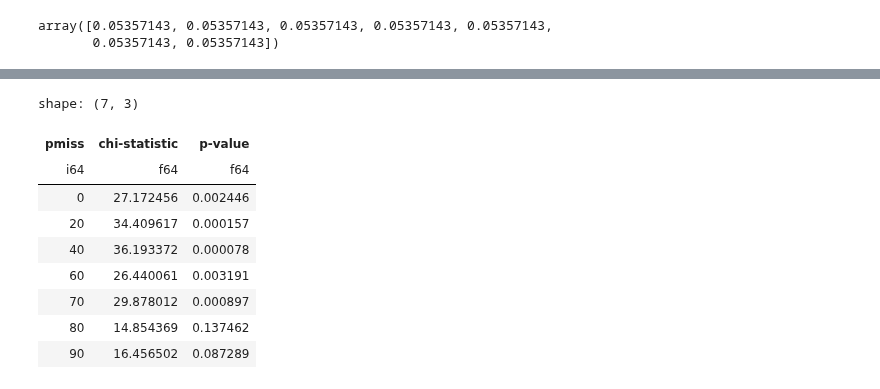
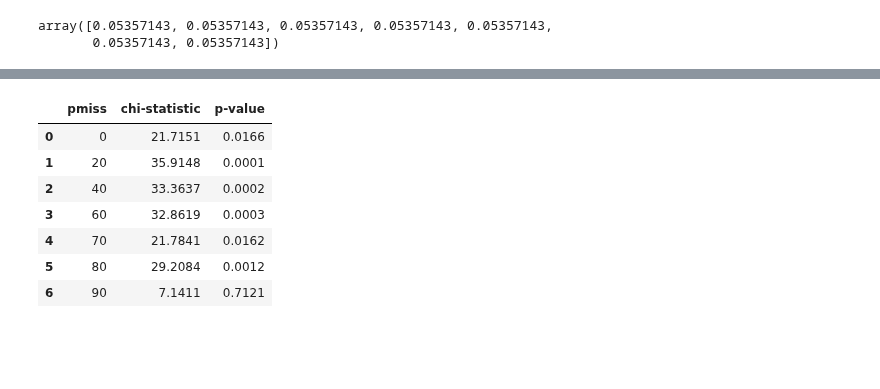
Before and after one commit to thiago-rissi/time_encoding_experiment, a Jupyter notebook: notebooks/stats.ipynb, the cells around one changed output, grey strips where cells are left out. Saved outputs shown, nothing was run; the diff lists cells and outputs as text; code cells hidden in the pictures; blank space fills up the shorter version.

```diff
--- a/notebooks/stats.ipynb
+++ b/notebooks/stats.ipynb
@@ -45,17 +45,17 @@ datasets = [
 ]
 
 models = [
-    "RNN",
-    "RNNTimestamps",
-    "RNNTimestampsDelta",
-    "RNNTime2Vec",
-    "RNNPE",
-    "RNNTPE",
-    "RNNLinear",
-    "RNNTime2VecDelta",
-    "RNNPEDelta",
-    "RNNTPEDelta",
-    "RNNLinearDelta",
+    # "RNN",
+    # "RNNTimestamps",
+    # "RNNTimestampsDelta",
+    # "RNNTime2Vec",
+    # "RNNPE",
+    # "RNNTPE",
+    # "RNNLinear",
+    # "RNNTime2VecDelta",
+    # "RNNPEDelta",
+    # "RNNTPEDelta",
+    # "RNNLinearDelta",
     "Transformer",
     "TransformerTimestamps",
     "TransformerTimestampsDelta",
@@ -95,21 +95,19 @@ plot_metric(model_mean, metric="F1-score", save_name="transformer_results")
 # %%
 test = []
 for pmiss, metrics in pmiss_result.items():
     res = friedmanchisquare(*[metrics[model] for model in models])
-    test.append({"pmiss": pmiss, "chi-statistic": res.statistic, "p-value": res.pvalue})
-test = pl.DataFrame(test)
+    test.append({"pmiss": pmiss, "chi-statistic": round(res.statistic, 4), "p-value": round(res.pvalue, 4)})
+test = pd.DataFrame(test)
 test
 # %% [output]
-shape: (7, 3)
-| pmiss | chi-statistic | p-value |
-| i64 | f64 | f64 |
-| 0 | 27.172456 | 0.002446 |
-| 20 | 34.409617 | 0.000157 |
-| 40 | 36.193372 | 0.000078 |
-| 60 | 26.440061 | 0.003191 |
-| 70 | 29.878012 | 0.000897 |
-| 80 | 14.854369 | 0.137462 |
-| 90 | 16.456502 | 0.087289 |
+|  | pmiss | chi-statistic | p-value |
+| 0 | 0 | 21.7151 | 0.0166 |
+| 1 | 20 | 35.9148 | 0.0001 |
+| 2 | 40 | 33.3637 | 0.0002 |
+| 3 | 60 | 32.8619 | 0.0003 |
+| 4 | 70 | 21.7841 | 0.0162 |
+| 5 | 80 | 29.2084 | 0.0012 |
+| 6 | 90 | 7.1411 | 0.7121 |
 # %%
 from aeon.visualisation import plot_critical_difference
 import CriticalDifferenceDiagrams_jl as cdd
```
Also changed, not shown: parts of 2 cells of this notebook, 3 other files.
